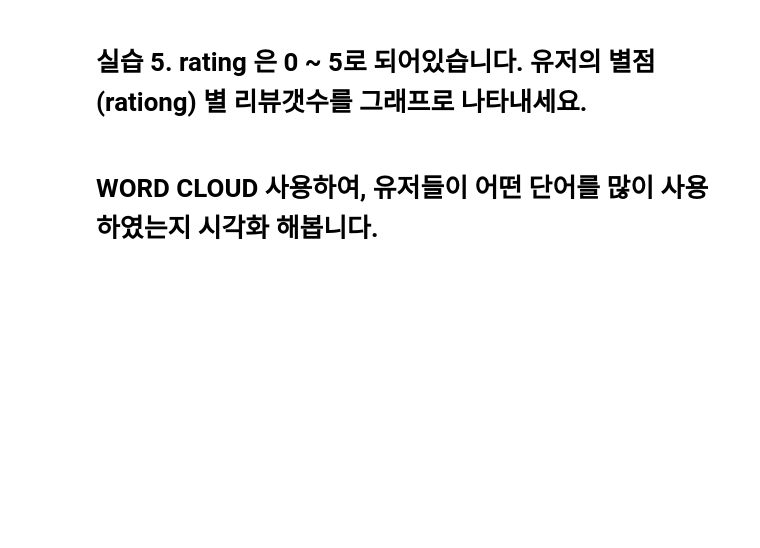
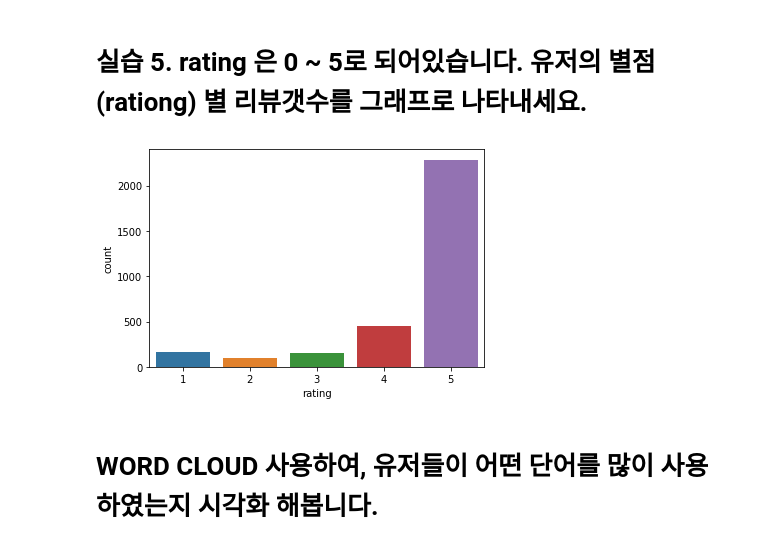
Before and after one commit to twistyang/python_sun, a Jupyter notebook: part08/2.a 프로젝트 Amazon Reviews Analysis.ipynb, the cells around one changed output. Drawn from its saved outputs; the diff is of its cells as text; code cells hidden in the pictures; blank space fills up the shorter version.

```diff
--- a/part08/2.a 프로젝트 Amazon Reviews Analysis.ipynb
+++ b/part08/2.a 프로젝트 Amazon Reviews Analysis.ipynb
@@ -34,5 +82,10 @@ import seaborn as sb # Statistical data visualization
 # %% [markdown]
 # 실습 5. rating 은 0 ~ 5로 되어있습니다. 유저의 별점(rationg) 별 리뷰갯수를 그래프로 나타내세요.
+# %%
+sb.countplot(data=df_alexa, x ='rating')
+plt.show()
+# %% [output]
+[figure, added]
 # %% [markdown]
 # WORD CLOUD 사용하여, 유저들이 어떤 단어를 많이 사용하였는지 시각화 해봅니다.
 # %% [markdown]
```
Also changed, not shown: parts of 34 cells of this notebook, 1 other file.
